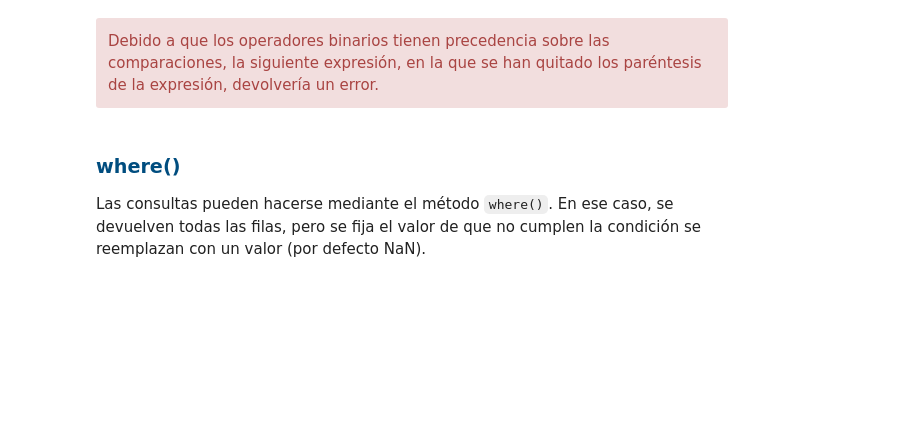
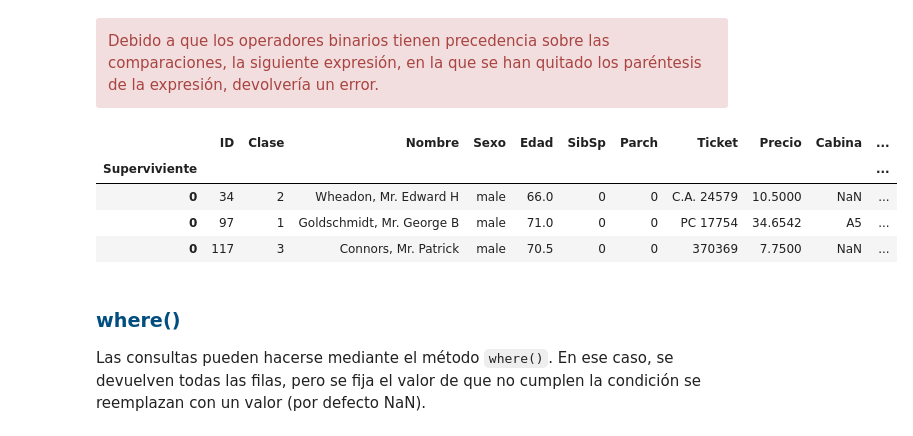
Before and after one commit to antoniojesusgil/datascienceitc, a Jupyter notebook: Lab2 Pandas/PandasII.ipynb, the cells around one changed output. Cells and saved outputs as stored; diff of their text form; code cells hidden in the pictures; blank space fills up the shorter version.

```diff
--- a/Lab2 Pandas/PandasII.ipynb
+++ b/Lab2 Pandas/PandasII.ipynb
@@ -513,7 +862,14 @@ varones_adultos.head()
 Debido a que los operadores binarios tienen precedencia sobre las comparaciones, la siguiente expresión, en la que se han quitado los paréntesis de la expresión, devolvería un error.
 </div>
 # %%
-# varones_ancianos = df_titanic[df_titanic['Edad']>65 & df_titanic['Sexo']=='male']
+varones_ancianos = df_titanic[(df_titanic['Edad']>65) & (df_titanic['Sexo']=='male')]
+varones_ancianos.head()
+# %% [output]
+|  | ID | Clase | Nombre | Sexo | Edad | SibSp | Parch | Ticket | Precio | Cabina | ... |
+| Superviviente |  |  |  |  |  |  |  |  |  |  | ... |
+| 0 | 34 | 2 | Wheadon, Mr. Edward H | male | 66.0 | 0 | 0 | C.A. 24579 | 10.5000 | NaN | ... |
+| 0 | 97 | 1 | Goldschmidt, Mr. George B | male | 71.0 | 0 | 0 | PC 17754 | 34.6542 | A5 | ... |
+| 0 | 117 | 3 | Connors, Mr. Patrick | male | 70.5 | 0 | 0 | 370369 | 7.7500 | NaN | ... |
 # %% [markdown]
 ### <font color="#004D7F" face="monospace"> where() </font>
 
```
Also changed, not shown: parts of 78 cells of this notebook, 3 other files.
